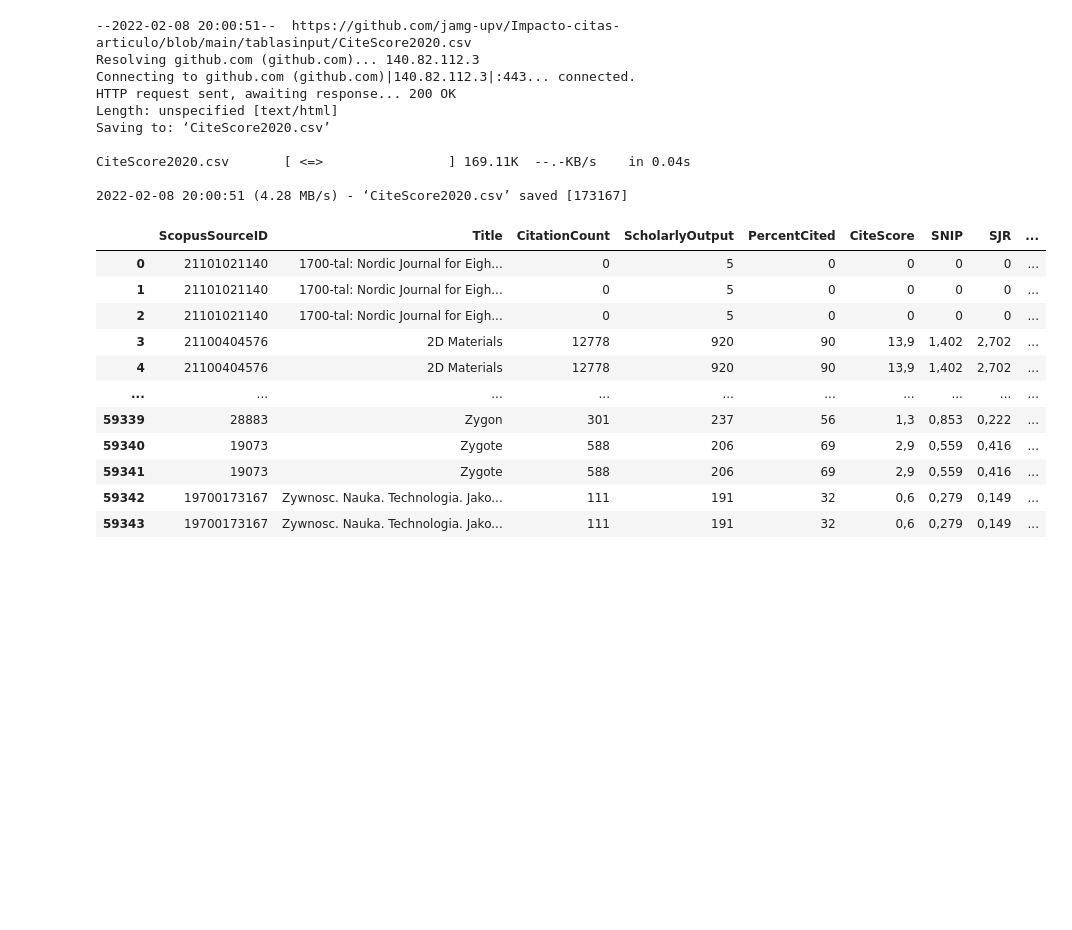
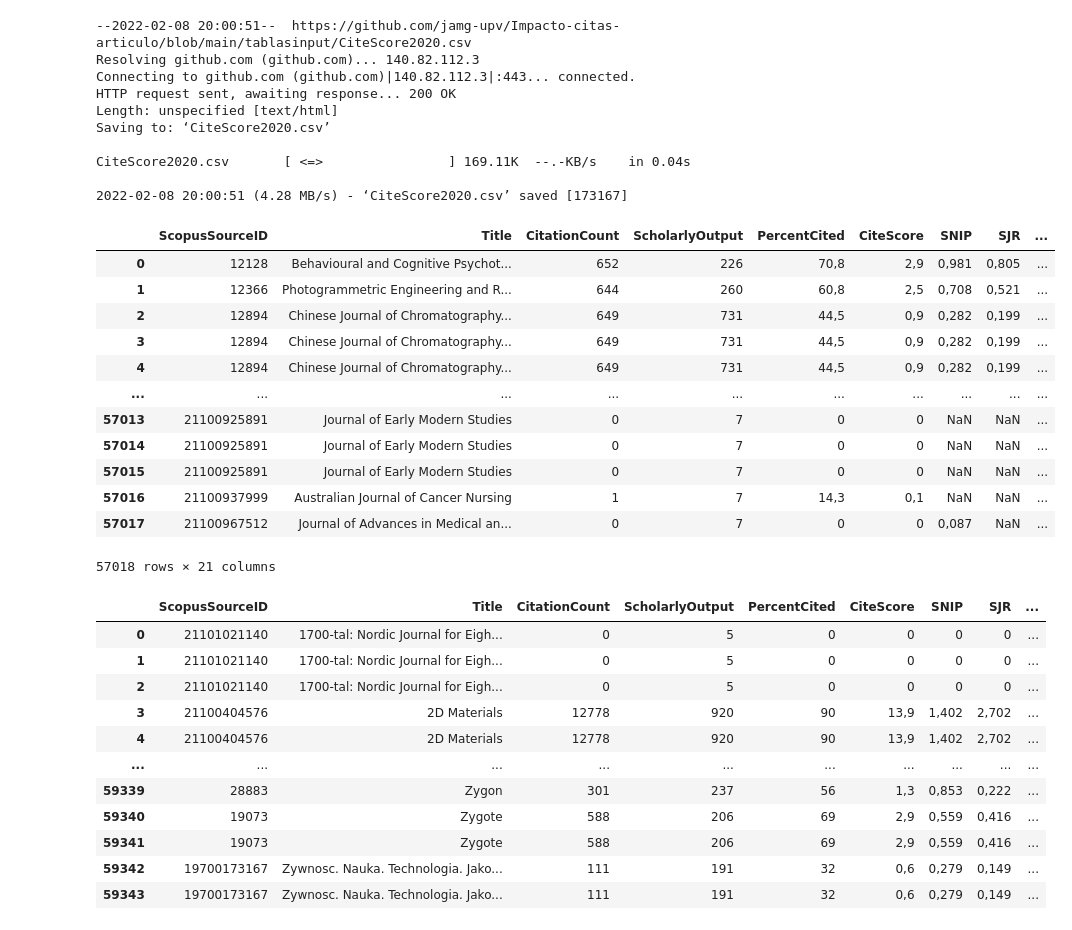
Before and after one commit to jamg-upv/Impacto-citas-articulo, a Jupyter notebook: impactoencitas.ipynb, the cells around one changed output. Saved outputs shown, nothing was run; the diff lists cells and outputs as text; code cells hidden in the pictures; blank space fills up the shorter version.

```diff
--- a/impactoencitas.ipynb
+++ b/impactoencitas.ipynb
@@ -148,3 +149,19 @@ ListOfYearCS=[CS2020,CS2019,CS2018,CS2017,CS2016,CS2015,CS2014,CS2013,CS2012,CS2
+# %%
+ListOfYearCS[1]
+# %% [output]
+|  | ScopusSourceID | Title | CitationCount | ScholarlyOutput | PercentCited | CiteScore | SNIP | SJR | ... |
+| 0 | 12128 | Behavioural and Cognitive Psychot... | 652 | 226 | 70,8 | 2,9 | 0,981 | 0,805 | ... |
+| 1 | 12366 | Photogrammetric Engineering and R... | 644 | 260 | 60,8 | 2,5 | 0,708 | 0,521 | ... |
+| 2 | 12894 | Chinese Journal of Chromatography... | 649 | 731 | 44,5 | 0,9 | 0,282 | 0,199 | ... |
+| 3 | 12894 | Chinese Journal of Chromatography... | 649 | 731 | 44,5 | 0,9 | 0,282 | 0,199 | ... |
+| 4 | 12894 | Chinese Journal of Chromatography... | 649 | 731 | 44,5 | 0,9 | 0,282 | 0,199 | ... |
+| ... | ... | ... | ... | ... | ... | ... | ... | ... | ... |
+| 57013 | 21100925891 | Journal of Early Modern Studies | 0 | 7 | 0 | 0 | NaN | NaN | ... |
+| 57014 | 21100925891 | Journal of Early Modern Studies | 0 | 7 | 0 | 0 | NaN | NaN | ... |
+| 57015 | 21100925891 | Journal of Early Modern Studies | 0 | 7 | 0 | 0 | NaN | NaN | ... |
+| 57016 | 21100937999 | Australian Journal of Cancer Nursing | 1 | 7 | 14,3 | 0,1 | NaN | NaN | ... |
+| 57017 | 21100967512 | Journal of Advances in Medical an... | 0 | 7 | 0 | 0 | 0,087 | NaN | ... |
+57018 rows × 21 columns
 # %%
 CS2020
 # %% [output]
```
Also changed, not shown: parts of 5 cells of this notebook.
